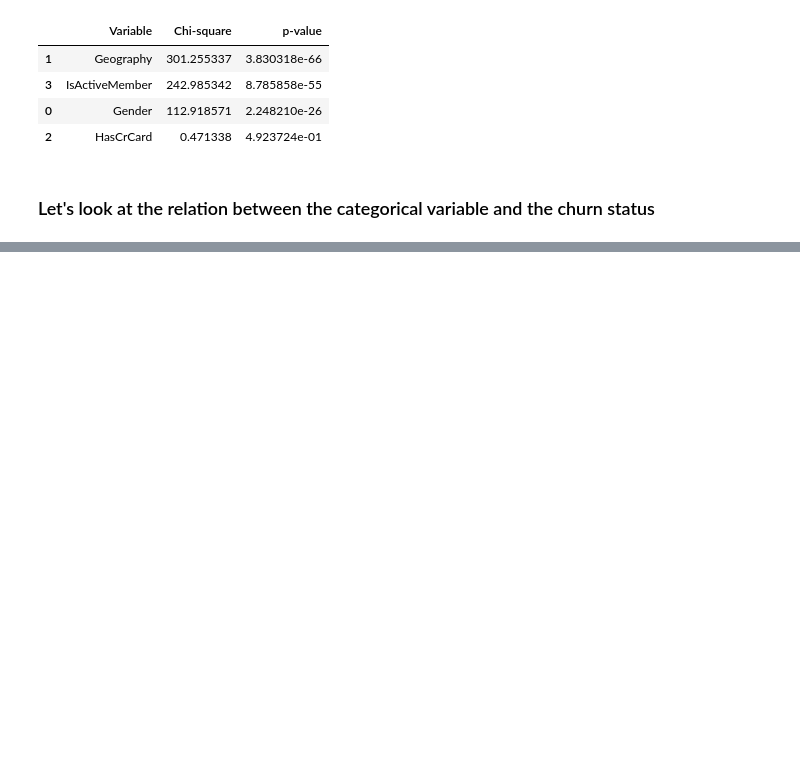
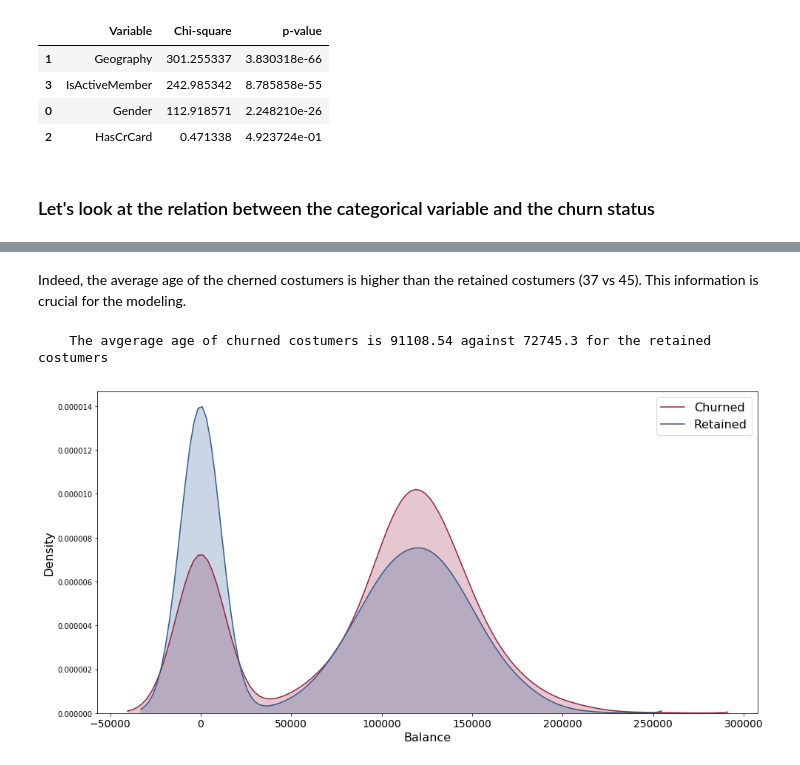
Before and after one commit to Moutoussamy/BankCustomersChurnPred, a Jupyter notebook: BankCustomersChurnPred.ipynb, the cells around one changed output, grey strips where cells are left out. Cells and saved outputs as stored; diff of their text form; code cells hidden in the pictures; blank space fills up the shorter version.

```diff
--- a/BankCustomersChurnPred.ipynb
+++ b/BankCustomersChurnPred.ipynb
@@ -275,0 +349,8 @@ plt.plot()
+# %% [markdown]
+Indeed, the average age of the cherned costumers is higher than the retained costumers (37 vs 45).
+This information is crucial for the modeling.
+# %%
+DensityPlot(df, "Balance")
+# %% [output]
+    The avgerage age of churned costumers is 91108.54 against 72745.3 for the retained costumers
+[figure, added]
```
Also changed, not shown: parts of 26 cells of this notebook.
